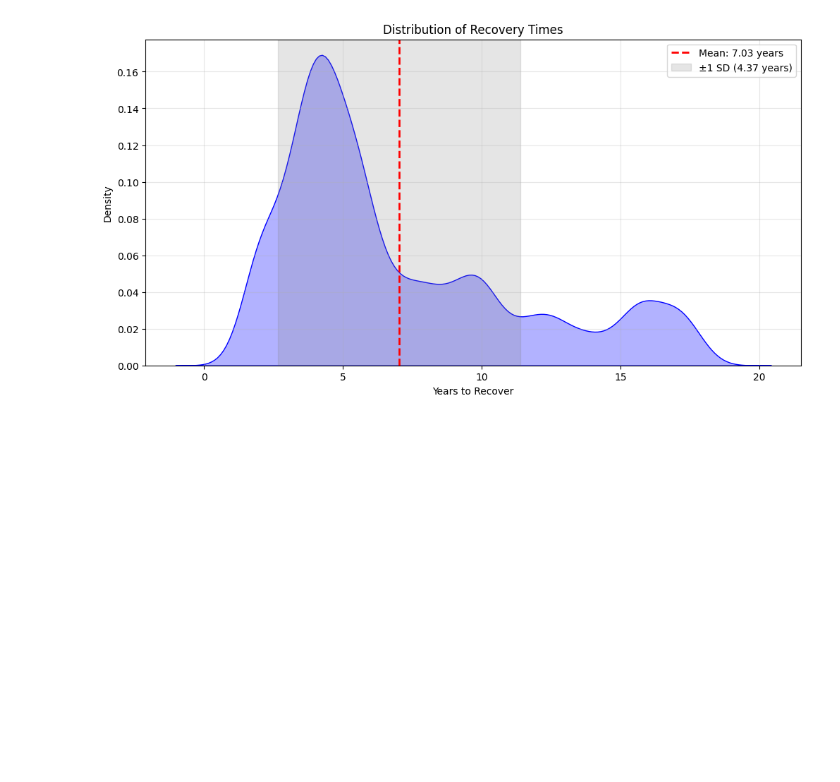
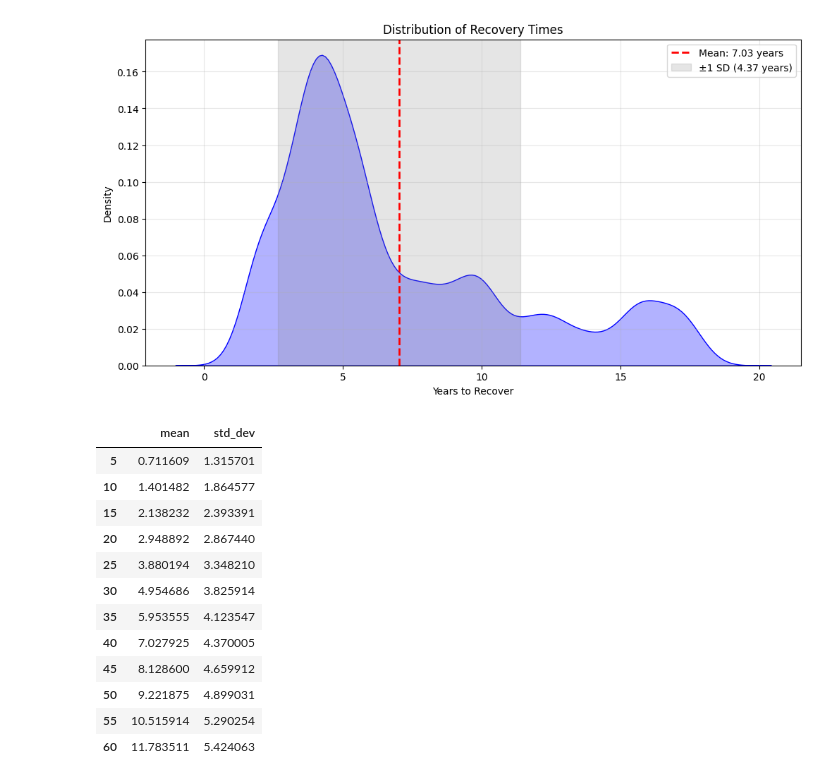
Before and after one commit to jfet97/capitale_garantito_azionario, a Jupyter notebook: notebook.ipynb, the cells around one changed output. Cells and saved outputs as stored; diff of their text form; code cells hidden in the pictures; blank space fills up the shorter version.

Commit message:
multiple drops

```diff
--- a/notebook.ipynb
+++ b/notebook.ipynb
@@ -126,3 +125,35 @@ plt.grid(True, alpha=0.3)
 plt.show()
 # %% [output]
 [figure]
+# %%
+import pandas as pd
+
+drops_of_interest = [5, 10, 15, 20, 25, 30, 35, 40, 45, 50, 55, 60]
+all_results = {}
+
+for drop in drops_of_interest:
+  computation = compute(drop)
+  computation['Difference'] = (computation['endTimestamp'] - computation['startTimestamp']).dt.days / 365
+
+  all_results[drop] = {
+    'data': computation,
+    'mean': computation['Difference'].mean(),
+    'std_dev': computation['Difference'].std()
+  }
+
+all_results_df = pd.DataFrame.from_dict(all_results, orient='index')
+all_results_df[['mean', 'std_dev']]
+# %% [output]
+|  | mean | std_dev |
+| 5 | 0.711609 | 1.315701 |
+| 10 | 1.401482 | 1.864577 |
+| 15 | 2.138232 | 2.393391 |
+| 20 | 2.948892 | 2.867440 |
+| 25 | 3.880194 | 3.348210 |
+| 30 | 4.954686 | 3.825914 |
+| 35 | 5.953555 | 4.123547 |
+| 40 | 7.027925 | 4.370005 |
+| 45 | 8.128600 | 4.659912 |
+| 50 | 9.221875 | 4.899031 |
+| 55 | 10.515914 | 5.290254 |
+| 60 | 11.783511 | 5.424063 |
```
Also changed, not shown: parts of 1 cell of this notebook.
